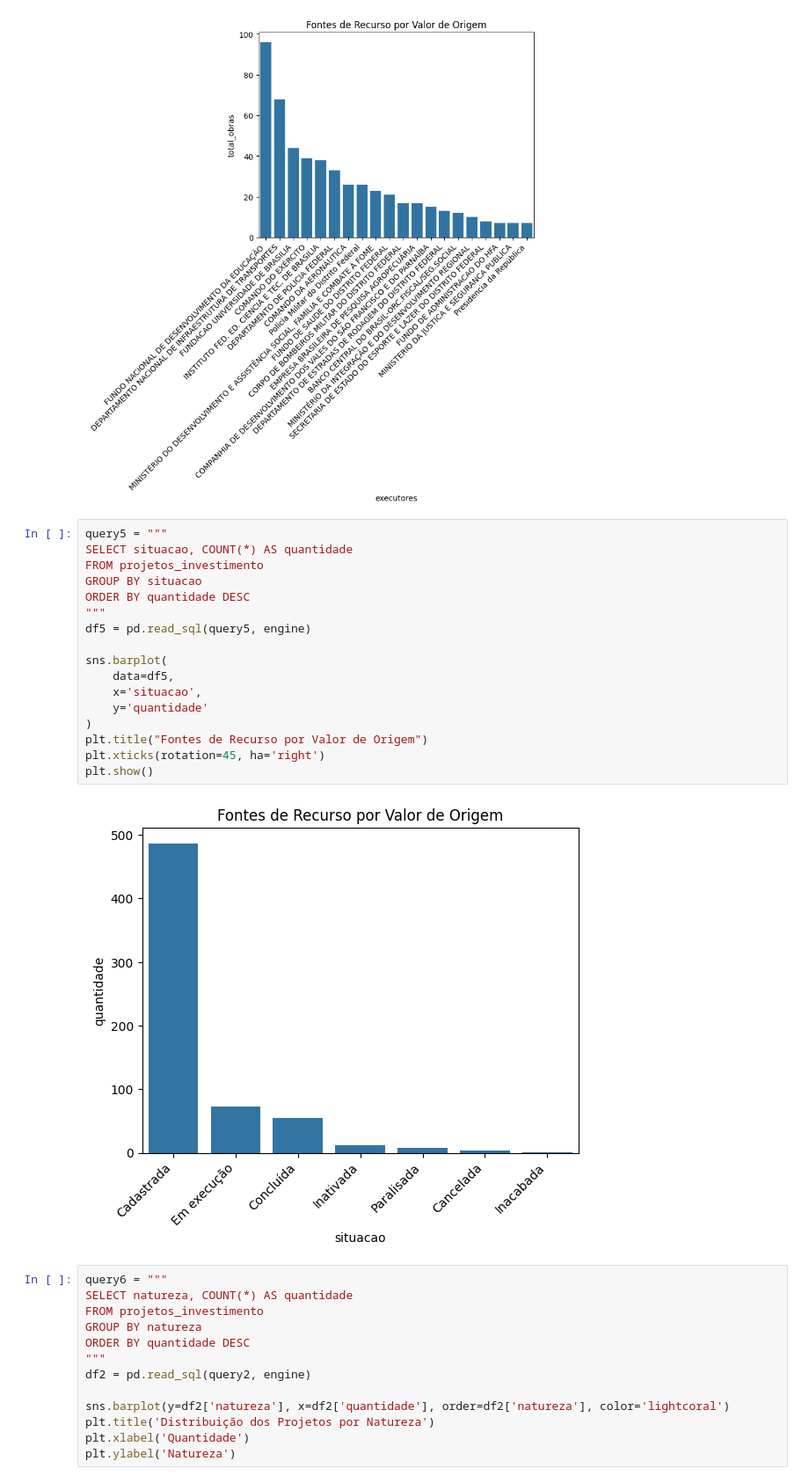
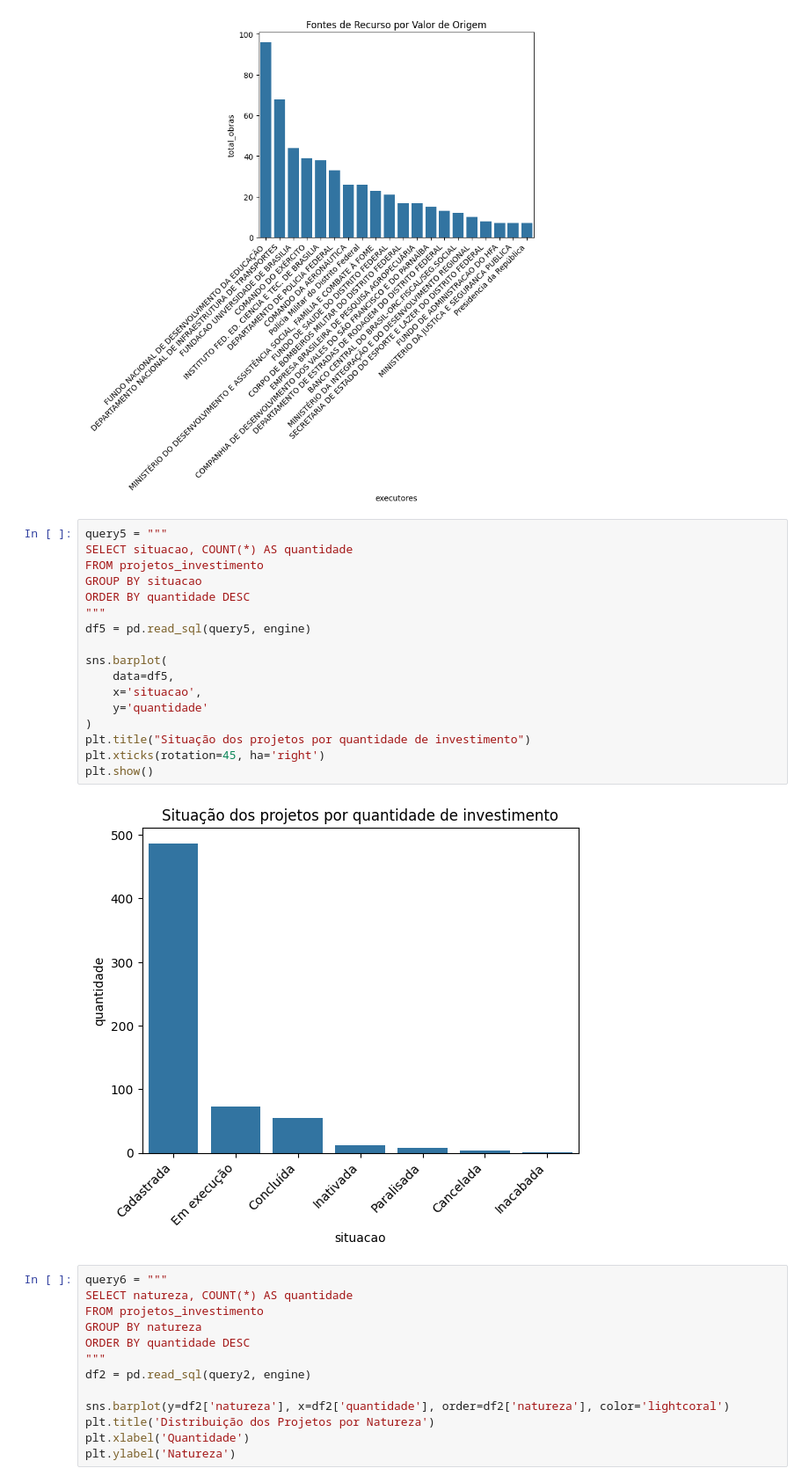
Before and after one commit to bottinolucas/lablivre-bolsista, a Jupyter notebook: etl.ipynb, the cells around one changed output. Shown at 88% size. Drawn from its saved outputs; the diff is of its cells as text.

```diff
--- a/etl.ipynb
+++ b/etl.ipynb
@@ -430,22 +430,22 @@ plt.show()
 # %%
 query5 = """
 SELECT situacao, COUNT(*) AS quantidade
 FROM projetos_investimento
 GROUP BY situacao
 ORDER BY quantidade DESC
 """
 df5 = pd.read_sql(query5, engine)
 
 sns.barplot(
     data=df5,
     x='situacao',
     y='quantidade'
 )
-plt.title("Fontes de Recurso por Valor de Origem")
+plt.title("Situação dos projetos por quantidade de investimento")
 plt.xticks(rotation=45, ha='right')
 plt.show()
 # %% [output]
-[figure, old version]
+[figure, new version]
 # %%
 query6 = """
 SELECT natureza, COUNT(*) AS quantidade
```
Also changed, not shown: parts of 4 cells of this notebook, 1 other file.
